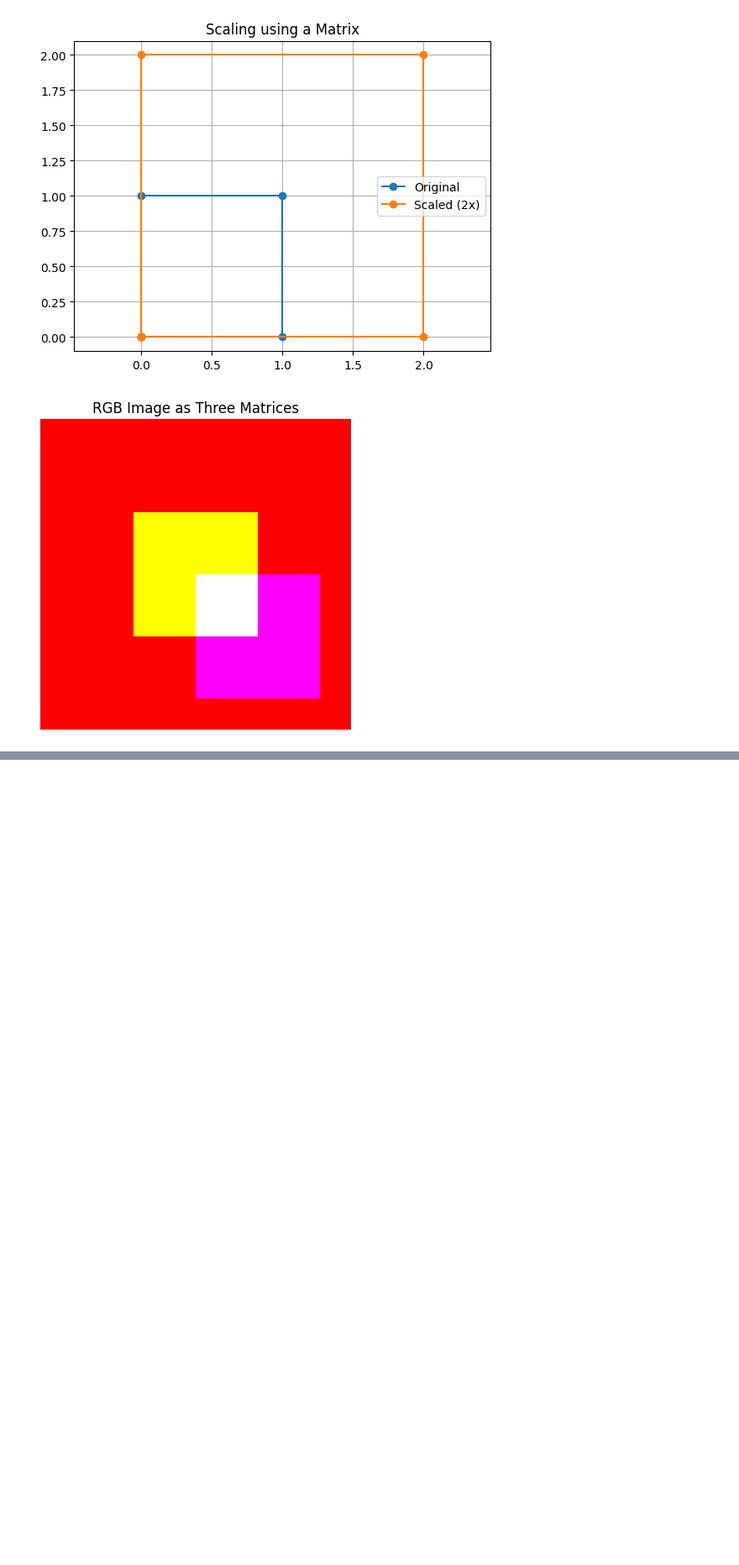
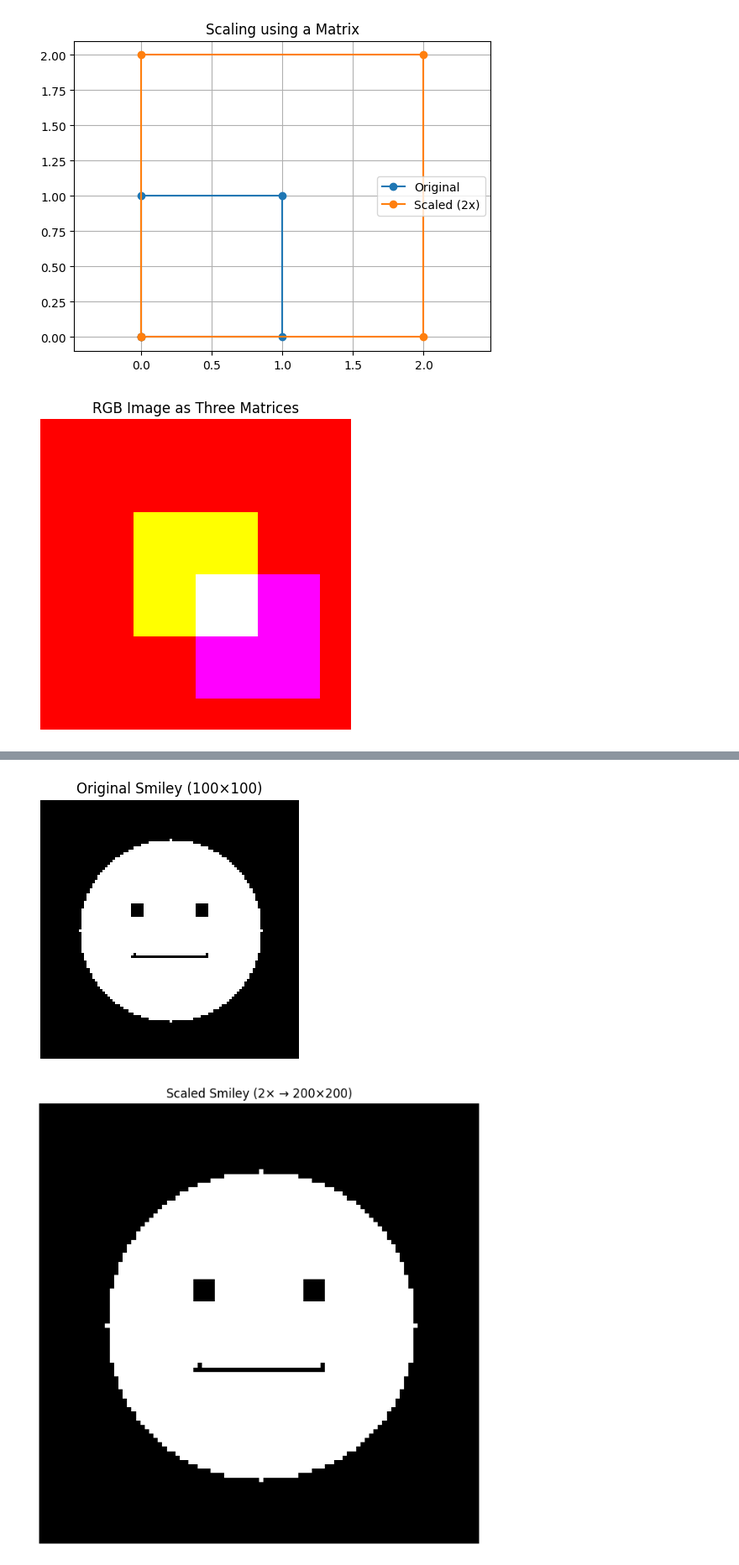
Before and after one commit to Alucardvolxe/test, a Jupyter notebook: test.ipynb, the cells around one changed output, grey strips where cells are left out. Shown at 84% size. Cells and saved outputs as stored; diff of their text form; code cells hidden in the pictures; blank space fills up the shorter version.

```diff
--- a/test.ipynb
+++ b/test.ipynb
@@ -257,0 +384,64 @@ plt.show()
+# %%
+import numpy as np
+import matplotlib.pyplot as plt
+
+# -------------------------
+# Parameters
+# -------------------------
+scale = 2
+
+# -------------------------
+# Get coordinates of non-zero pixels
+# -------------------------
+coords = np.column_stack(np.where(img > 0))
+
+# Image center
+center = np.array([img.shape[0] // 2, img.shape[1] // 2])
+
+# -------------------------
+# Scaling matrix
+# -------------------------
+scaling_matrix = np.array([
+    [scale, 0],
+    [0, scale]
+])
+
+# -------------------------
+# Center → scale → uncenter
+# -------------------------
+scaled_coords = (coords - center) @ scaling_matrix.T + center * scale
+scaled_coords = scaled_coords.astype(int)
+
+# -------------------------
+# Create new scaled image
+# -------------------------
+new_size = img.shape[0] * scale
+scaled_img = np.zeros((new_size, new_size))
+
+# -------------------------
+# Nearest-neighbor block filling
+# -------------------------
+for (r, c), (sr, sc) in zip(coords, scaled_coords):
+    if 0 <= sr < new_size - scale and 0 <= sc < new_size - scale:
+        scaled_img[
+            sr:sr + scale,
+            sc:sc + scale
+        ] = img[r, c]
+
+# -------------------------
+# Display (separate figures to show size difference)
+# -------------------------
+plt.figure(figsize=(4, 4))
+plt.imshow(img, cmap='gray')
+plt.title("Original Smiley (100×100)")
+plt.axis('off')
+plt.show()
+
+plt.figure(figsize=(8, 8))
+plt.imshow(scaled_img, cmap='gray')
+plt.title("Scaled Smiley (2× → 200×200)")
+plt.axis('off')
+plt.show()
+# %% [output]
+[figure, added]
+[figure, added]
```
Also changed, not shown: parts of 9 cells of this notebook.
